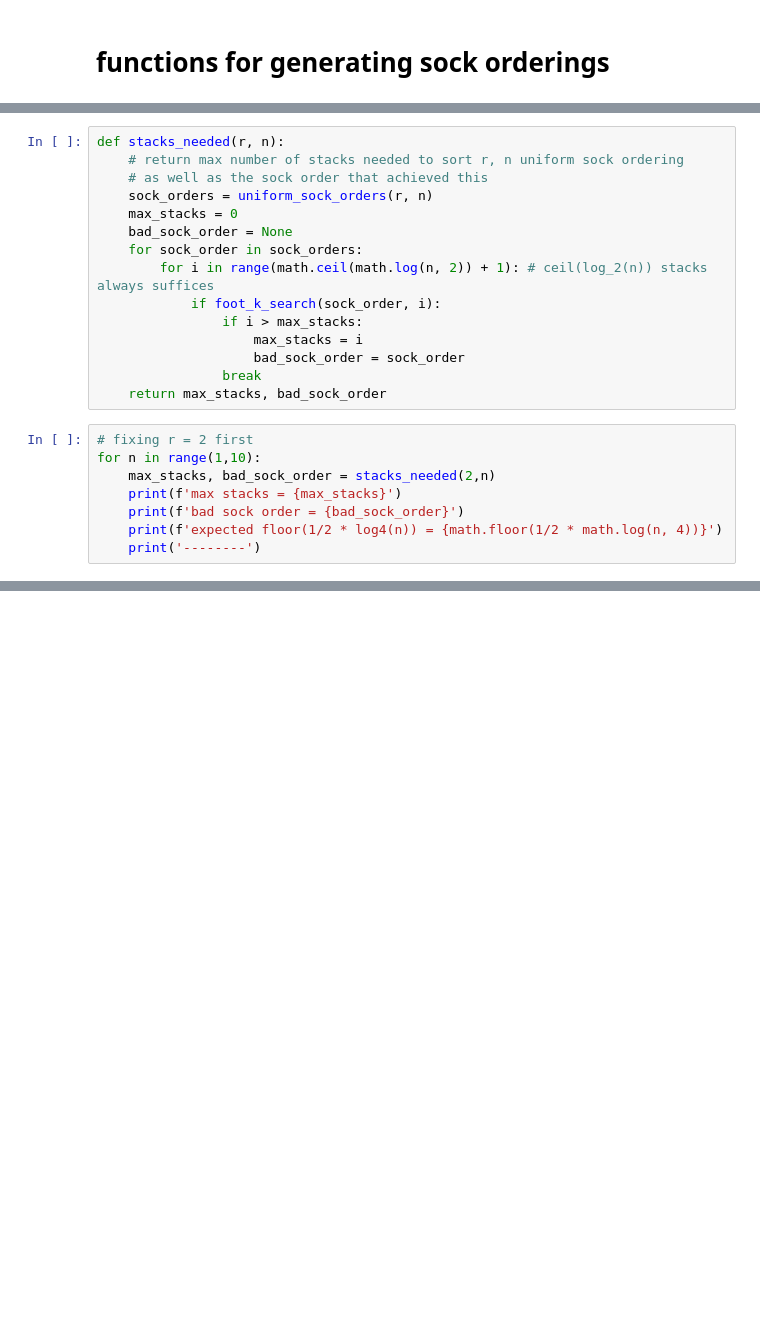
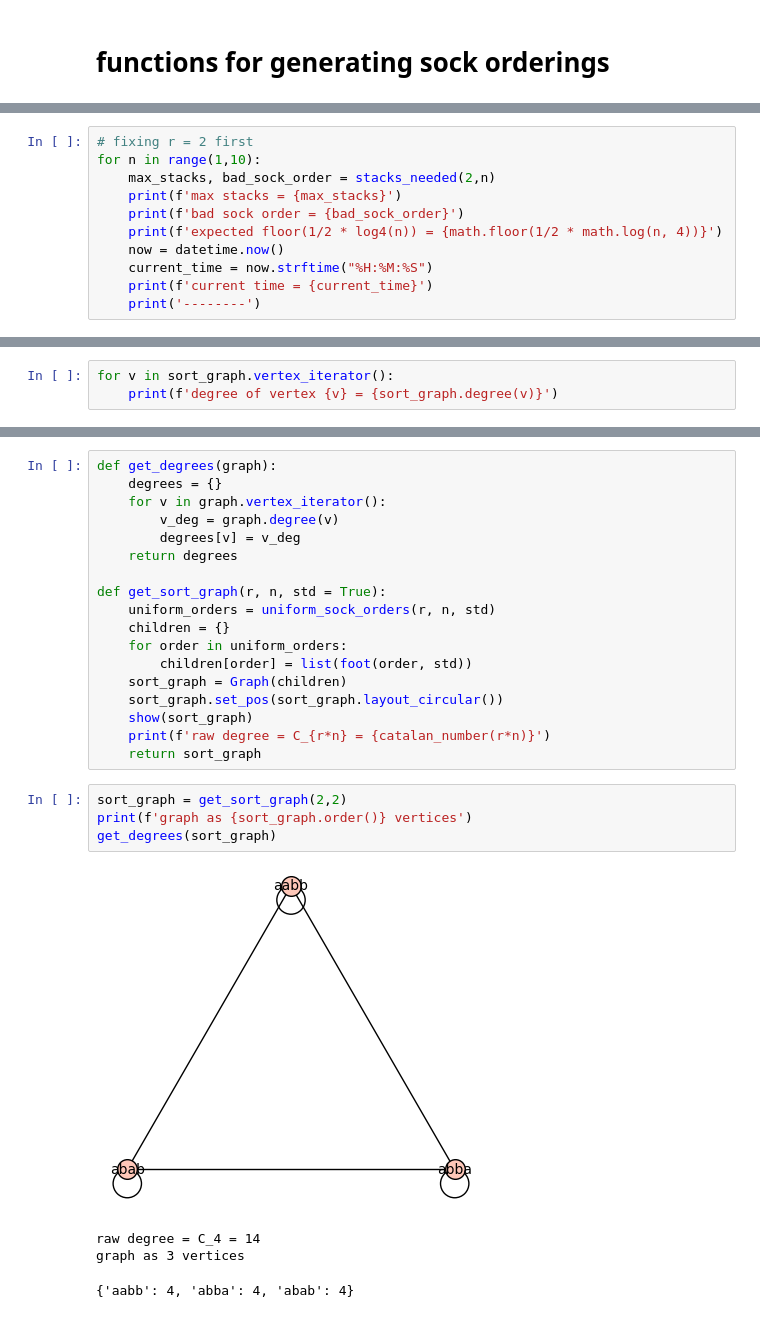
Before and after one commit to janabel/foot_sorting, a Jupyter notebook: uniform_sorting.ipynb, the cells around one changed output, grey strips where cells are left out. Saved outputs shown, nothing was run; the diff lists cells and outputs as text; blank space fills up the shorter version.

Commit message:
add sortability graphs

```diff
--- a/uniform_sorting.ipynb
+++ b/uniform_sorting.ipynb
@@ -325,18 +387,3 @@ False
-# %%
-def stacks_needed(r, n):
-    # return max number of stacks needed to sort r, n uniform sock ordering
-    # as well as the sock order that achieved this
-    sock_orders = uniform_sock_orders(r, n)
-    max_stacks = 0
-    bad_sock_order = None
-    for sock_order in sock_orders:
-        for i in range(math.ceil(math.log(n, 2)) + 1): # ceil(log_2(n)) stacks always suffices
-            if foot_k_search(sock_order, i):
-                if i > max_stacks:
-                    max_stacks = i
-                    bad_sock_order = sock_order
-                break
-    return max_stacks, bad_sock_order
 # %%
 # fixing r = 2 first
 for n in range(1,10):
@@ -344,6 +391,9 @@ for n in range(1,10):
     print(f'max stacks = {max_stacks}')
     print(f'bad sock order = {bad_sock_order}')
     print(f'expected floor(1/2 * log4(n)) = {math.floor(1/2 * math.log(n, 4))}')
+    now = datetime.now()
+    current_time = now.strftime("%H:%M:%S")
+    print(f'current time = {current_time}')
     print('--------')
 # %% [output]
 max stacks = 0
@@ -369,0 +418,3 @@ foot(['a','b','c'])
+# %%
+for v in sort_graph.vertex_iterator():
+    print(f'degree of vertex {v} = {sort_graph.degree(v)}')
@@ -369,0 +442,27 @@ foot(['a','b','c'])
+# %%
+def get_degrees(graph):
+    degrees = {}
+    for v in graph.vertex_iterator():
+        v_deg = graph.degree(v)
+        degrees[v] = v_deg
+    return degrees
+
+def get_sort_graph(r, n, std = True):
+    uniform_orders = uniform_sock_orders(r, n, std)
+    children = {}
+    for order in uniform_orders:
+        children[order] = list(foot(order, std))
+    sort_graph = Graph(children)
+    sort_graph.set_pos(sort_graph.layout_circular())
+    show(sort_graph)
+    print(f'raw degree = C_{r*n} = {catalan_number(r*n)}')
+    return sort_graph
+# %%
+sort_graph = get_sort_graph(2,2)
+print(f'graph as {sort_graph.order()} vertices')
+get_degrees(sort_graph)
+# %% [output]
+[figure, added]
+raw degree = C_4 = 14
+graph as 3 vertices
+{'aabb': 4, 'abba': 4, 'abab': 4}
```
Also changed, not shown: parts of 26 cells of this notebook.
